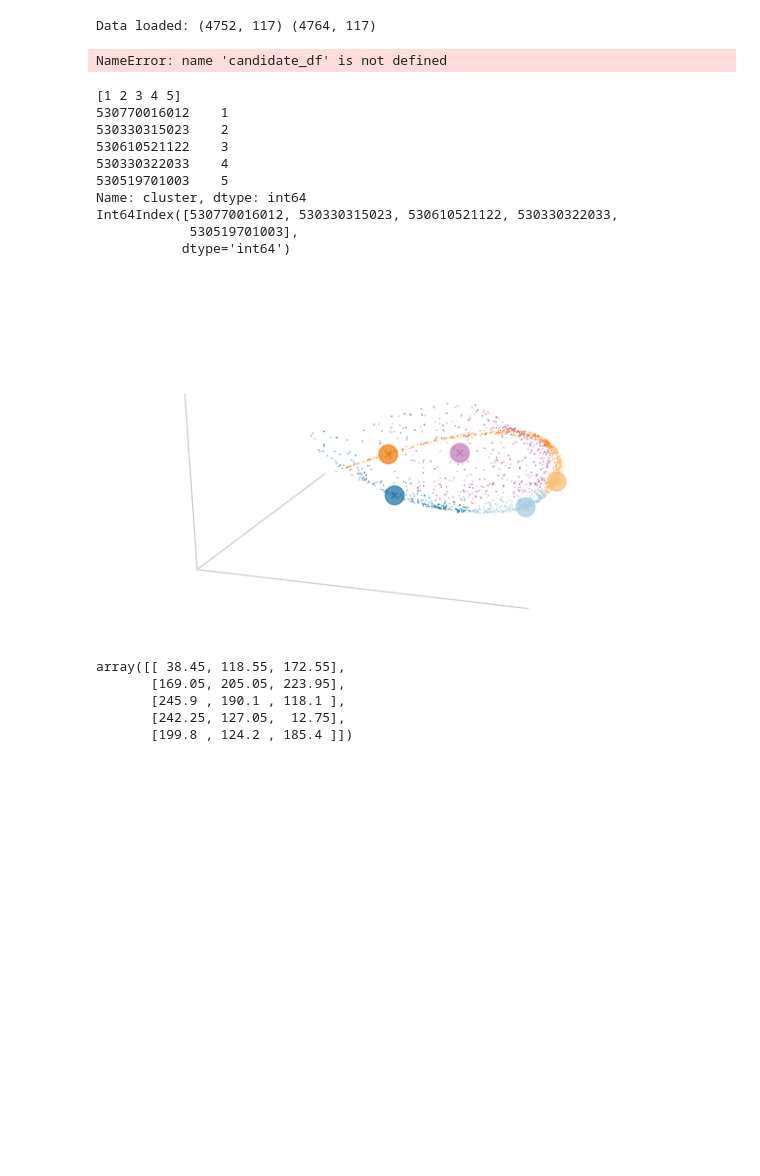
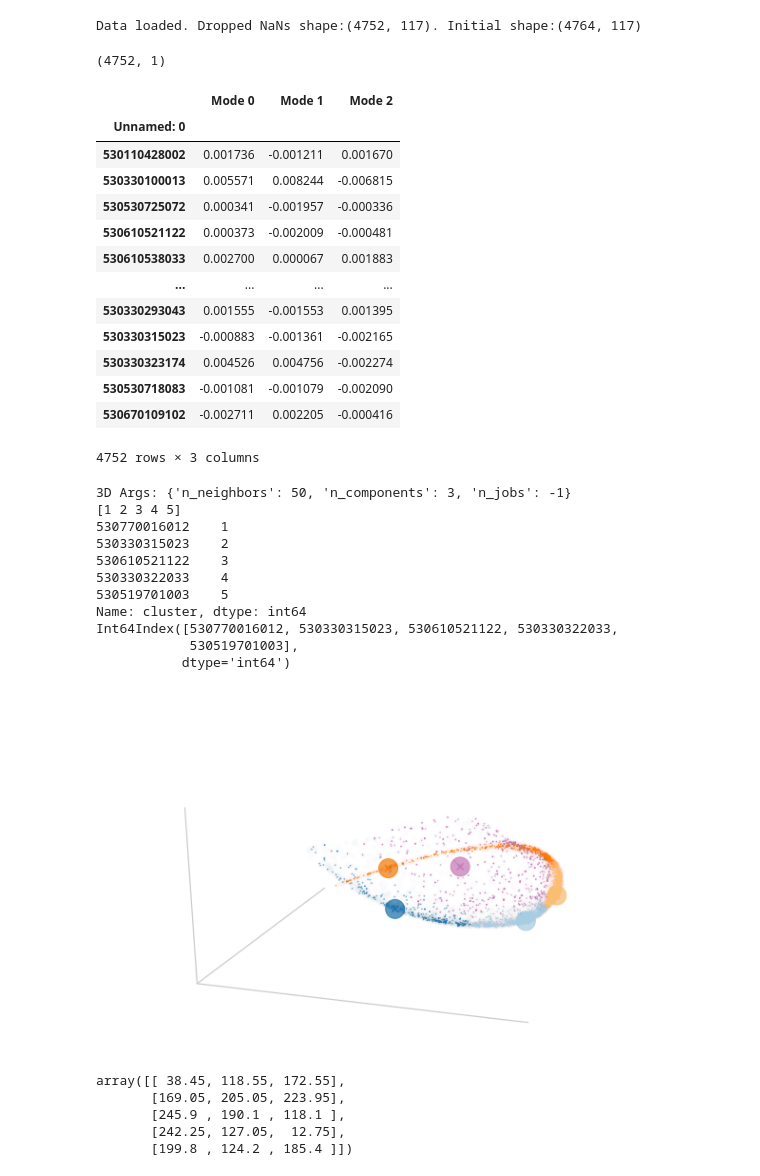
Before and after one commit to InstituteforDiseaseModeling/covid-mobility-and-behavior, a Jupyter notebook: notebooks/3-rlevin-SchematicFigure1.ipynb, the cells around one changed output. Cells and saved outputs as stored; diff of their text form; code cells hidden in the pictures; blank space fills up the shorter version.

```diff
--- a/notebooks/3-rlevin-SchematicFigure1.ipynb
+++ b/notebooks/3-rlevin-SchematicFigure1.ipynb
@@ -723,12 +1333,12 @@ Saving optimal embedding. Method:  SpectralEmbedding shape:  (4752, 14)
 # %%
 #Load stay-at-home data
-covid_, X, index_X, columns_X = load_data(RAW_DATA_PATH)
-labels_wa = pd.read_csv(os.path.join(DATA_PATH, 'processed', 'labels_wa.csv'), index_col = 0, names = ['cluster'], header = 0)
-SE_3D_wa = pd.read_csv(os.path.join(DATA_PATH, 'processed', 'SpectralEmbedding3D_wa.csv'), index_col = 0, header = 0)
+covid_, X, index_X, columns_X = load_data(configurations['WASHINGTON_RAW_DATA_PATH'])
+labels_wa = pd.read_csv(os.path.join(configurations['DATA_PATH'], 'processed', 'labels_wa.csv'), index_col = 0, names = ['cluster'], header = 0)
+SE_3D_wa = pd.read_csv(os.path.join(configurations['DATA_PATH'], 'processed', 'SpectralEmbedding3D_wa.csv'), index_col = 0, header = 0)
 # %% [output]
-Data loaded: (4752, 117) (4764, 117)
+Data loaded. Dropped NaNs shape:(4752, 117). Initial shape:(4764, 117)
-# %%
-candidate_d
-# %% [output]
-NameError: name 'candidate_df' is not defined
+# %%
+labels_wa.shape
+# %% [output]
+(4752, 1)
 # %%
@@ -760,6 +1370,23 @@ p = p/np.sum(p)
 np.random.seed(1)
 ind_to_plot = np.random.choice(SE_3D_wa.index, 2000, p = p)
 # ind_to_plot = slice(None)
+# %%
+SE_3D_wa
+# %% [output]
+|  | Mode 0 | Mode 1 | Mode 2 |
+| Unnamed: 0 |  |  |  |
+| 530110428002 | 0.001736 | -0.001211 | 0.001670 |
+| 530330100013 | 0.005571 | 0.008244 | -0.006815 |
+| 530530725072 | 0.000341 | -0.001957 | -0.000336 |
+| 530610521122 | 0.000373 | -0.002009 | -0.000481 |
+| 530610538033 | 0.002700 | 0.000067 | 0.001883 |
+| ... | ... | ... | ... |
+| 530330293043 | 0.001555 | -0.001553 | 0.001395 |
+| 530330315023 | -0.000883 | -0.001361 | -0.002165 |
+| 530330323174 | 0.004526 | 0.004756 | -0.002274 |
+| 530530718083 | -0.001081 | -0.001079 | -0.002090 |
+| 530670109102 | -0.002711 | 0.002205 | -0.000416 |
+4752 rows × 3 columns
 # %%
 fig = plt.figure(figsize = (5*7/3, 5*(6.25 - 0.77)/4))
 ax = fig.add_subplot(111, projection='3d')
@@ -771,7 +1398,7 @@ friendly_cmap = ListedColormap(sns.color_palette(almost_sequential_pal, len(np.u
 # ind_to_plot = labels_wa.cluster != 5
 ax.scatter(SE_3D_wa['Mode 0'][ind_to_plot], SE_3D_wa['Mode 1'][ind_to_plot], SE_3D_wa['Mode 2'][ind_to_plot], c = labels_wa['cluster'][ind_to_plot].values, cmap = friendly_cmap_backgr, alpha = 0.5, zorder = 0, s=0.5)
 
-# _, X_3D_SE = viz_SE(X, labels_wa['cluster'].values, filename = None, alpha = 0.008, cbar = 'clustering', ax = ax, load_path =  os.path.join('obj', STATE), save_path = None)
+_, X_3D_SE = viz_SE(X, labels_wa['cluster'].values, filename = None, alpha = 0.008, cbar = 'clustering', ax = ax, load_path =  os.path.join('obj', STATE), save_path = None)
 if state == 'wa':
     ax.view_init(30, 200)
 if state == 'ga':
@@ -813,6 +1440,7 @@ ax.scatter(points_to_highlight['Mode 0'], points_to_highlight['Mode 1'], points_
 # ax.scatter(points_to_highlight['Mode 0'], points_to_highlight['Mode 1'], points_to_highlight['Mode 2'], marker = 'o', s = 100, facecolors = 'none')
 fig.savefig(os.path.join(FIGURE_PATH, state + 'SchematicFig1_manifold.png'), bbox_inches = 'tight',  pad_inches=0, dpi = 360)
 # %% [output]
+3D Args: {'n_neighbors': 50, 'n_components': 3, 'n_jobs': -1}
 [1 2 3 4 5]
 530770016012    1
 530330315023    2
```
Also changed, not shown: parts of 23 cells of this notebook, 50 other files.
